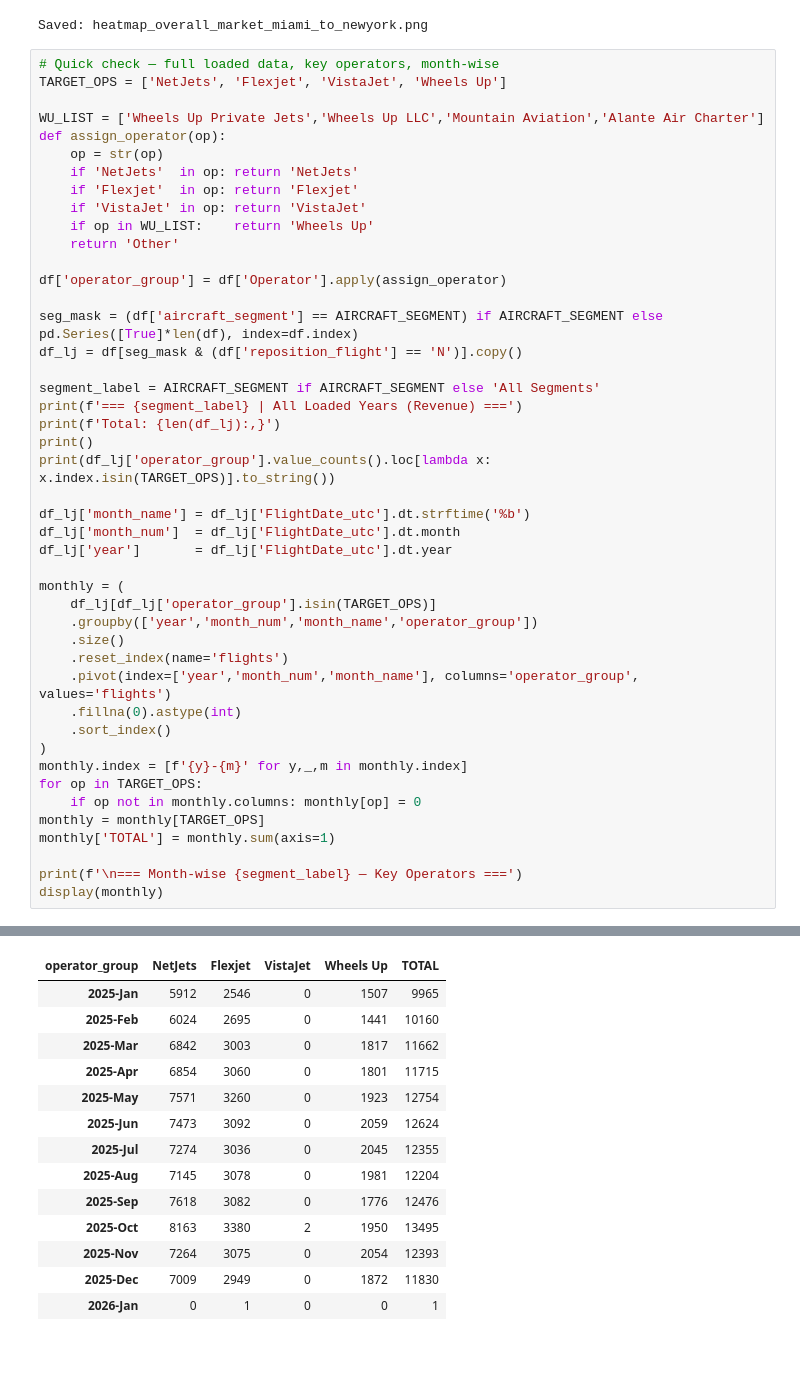
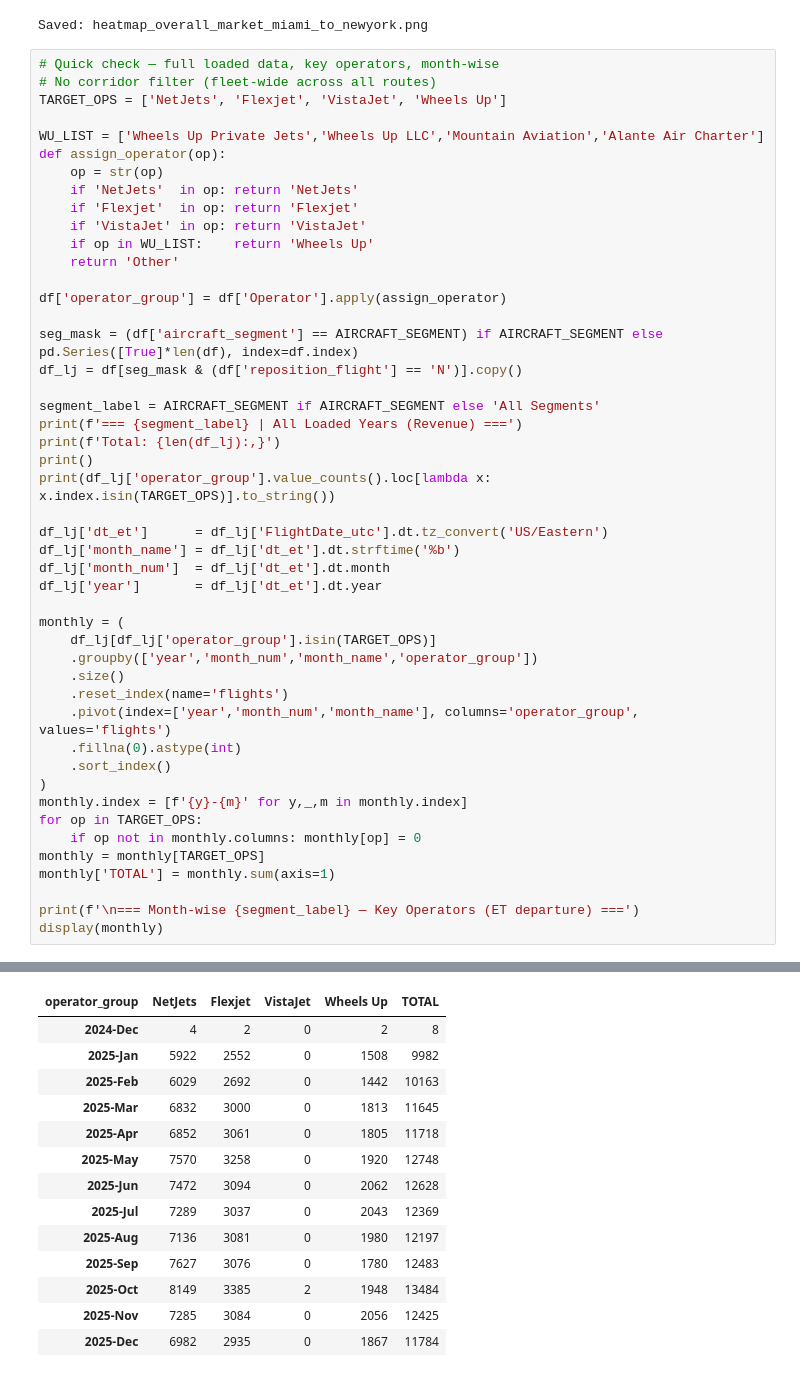
Before and after one commit to tausif-agntworksai/flight-pipeline, a Jupyter notebook: pricing/eda/vedant/dow_slot_va_v1.ipynb, the cells around one changed output, grey strips where cells are left out. Saved outputs shown, nothing was run; the diff lists cells and outputs as text.

```diff
--- a/pricing/eda/vedant/dow_slot_va_v1.ipynb
+++ b/pricing/eda/vedant/dow_slot_va_v1.ipynb
@@ -279,6 +279,7 @@ Saved: heatmap_wheels_up_miami_to_newyork.png
 Saved: heatmap_overall_market_miami_to_newyork.png
 # %%
 # Quick check — full loaded data, key operators, month-wise
+# No corridor filter (fleet-wide across all routes)
 TARGET_OPS = ['NetJets', 'Flexjet', 'VistaJet', 'Wheels Up']
 
 WU_LIST = ['Wheels Up Private Jets','Wheels Up LLC','Mountain Aviation','Alante Air Charter']
@@ -301,9 +302,10 @@ print(f'Total: {len(df_lj):,}')
 print()
 print(df_lj['operator_group'].value_counts().loc[lambda x: x.index.isin(TARGET_OPS)].to_string())
 
-df_lj['month_name'] = df_lj['FlightDate_utc'].dt.strftime('%b')
-df_lj['month_num']  = df_lj['FlightDate_utc'].dt.month
-df_lj['year']       = df_lj['FlightDate_utc'].dt.year
+df_lj['dt_et']      = df_lj['FlightDate_utc'].dt.tz_convert('US/Eastern')
+df_lj['month_name'] = df_lj['dt_et'].dt.strftime('%b')
+df_lj['month_num']  = df_lj['dt_et'].dt.month
+df_lj['year']       = df_lj['dt_et'].dt.year
 
 monthly = (
     df_lj[df_lj['operator_group'].isin(TARGET_OPS)]
@@ -320,7 +322,7 @@ for op in TARGET_OPS:
 monthly = monthly[TARGET_OPS]
 monthly['TOTAL'] = monthly.sum(axis=1)
 
-print(f'\n=== Month-wise {segment_label} — Key Operators ===')
+print(f'\n=== Month-wise {segment_label} — Key Operators (ET departure) ===')
 display(monthly)
 # %% [output]
 === Light Jet | All Loaded Years (Revenue) ===
@@ -336,17 +338,17 @@ VistaJet         2
 | operator_group | NetJets | Flexjet | VistaJet | Wheels Up | TOTAL |
-| 2025-Jan | 5912 | 2546 | 0 | 1507 | 9965 |
-| 2025-Feb | 6024 | 2695 | 0 | 1441 | 10160 |
-| 2025-Mar | 6842 | 3003 | 0 | 1817 | 11662 |
-| 2025-Apr | 6854 | 3060 | 0 | 1801 | 11715 |
-| 2025-May | 7571 | 3260 | 0 | 1923 | 12754 |
-| 2025-Jun | 7473 | 3092 | 0 | 2059 | 12624 |
-| 2025-Jul | 7274 | 3036 | 0 | 2045 | 12355 |
-| 2025-Aug | 7145 | 3078 | 0 | 1981 | 12204 |
-| 2025-Sep | 7618 | 3082 | 0 | 1776 | 12476 |
-| 2025-Oct | 8163 | 3380 | 2 | 1950 | 13495 |
-| 2025-Nov | 7264 | 3075 | 0 | 2054 | 12393 |
-| 2025-Dec | 7009 | 2949 | 0 | 1872 | 11830 |
-| 2026-Jan | 0 | 1 | 0 | 0 | 1 |
+| 2024-Dec | 4 | 2 | 0 | 2 | 8 |
+| 2025-Jan | 5922 | 2552 | 0 | 1508 | 9982 |
+| 2025-Feb | 6029 | 2692 | 0 | 1442 | 10163 |
+| 2025-Mar | 6832 | 3000 | 0 | 1813 | 11645 |
+| 2025-Apr | 6852 | 3061 | 0 | 1805 | 11718 |
+| 2025-May | 7570 | 3258 | 0 | 1920 | 12748 |
+| 2025-Jun | 7472 | 3094 | 0 | 2062 | 12628 |
+| 2025-Jul | 7289 | 3037 | 0 | 2043 | 12369 |
+| 2025-Aug | 7136 | 3081 | 0 | 1980 | 12197 |
+| 2025-Sep | 7627 | 3076 | 0 | 1780 | 12483 |
+| 2025-Oct | 8149 | 3385 | 2 | 1948 | 13484 |
+| 2025-Nov | 7285 | 3084 | 0 | 2056 | 12425 |
+| 2025-Dec | 6982 | 2935 | 0 | 1867 | 11784 |
 # %%
 # Quick check — corridor route, key operators, month-wise
 TARGET_OPS = ['NetJets', 'Flexjet', 'VistaJet', 'Wheels Up']
```
Also changed, not shown: parts of 2 cells of this notebook.
